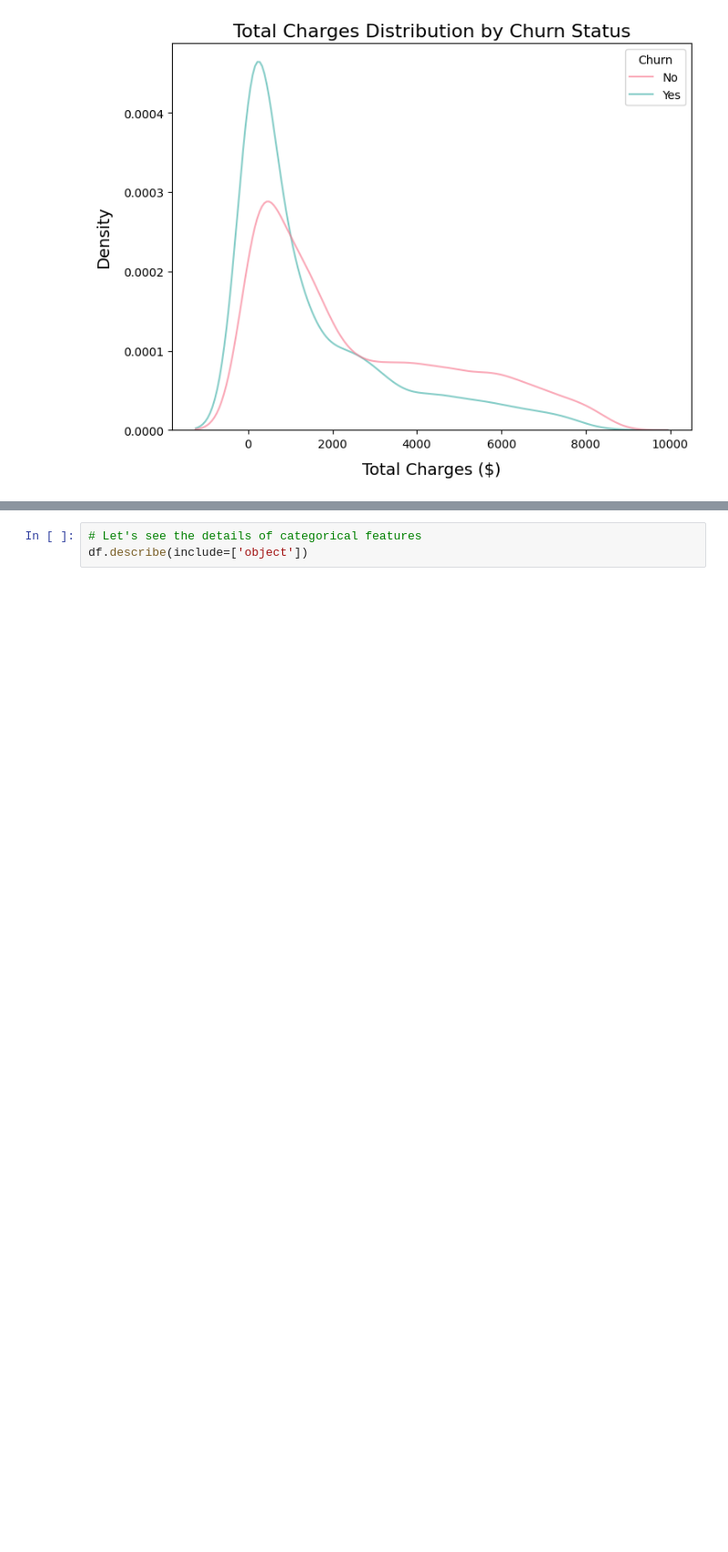
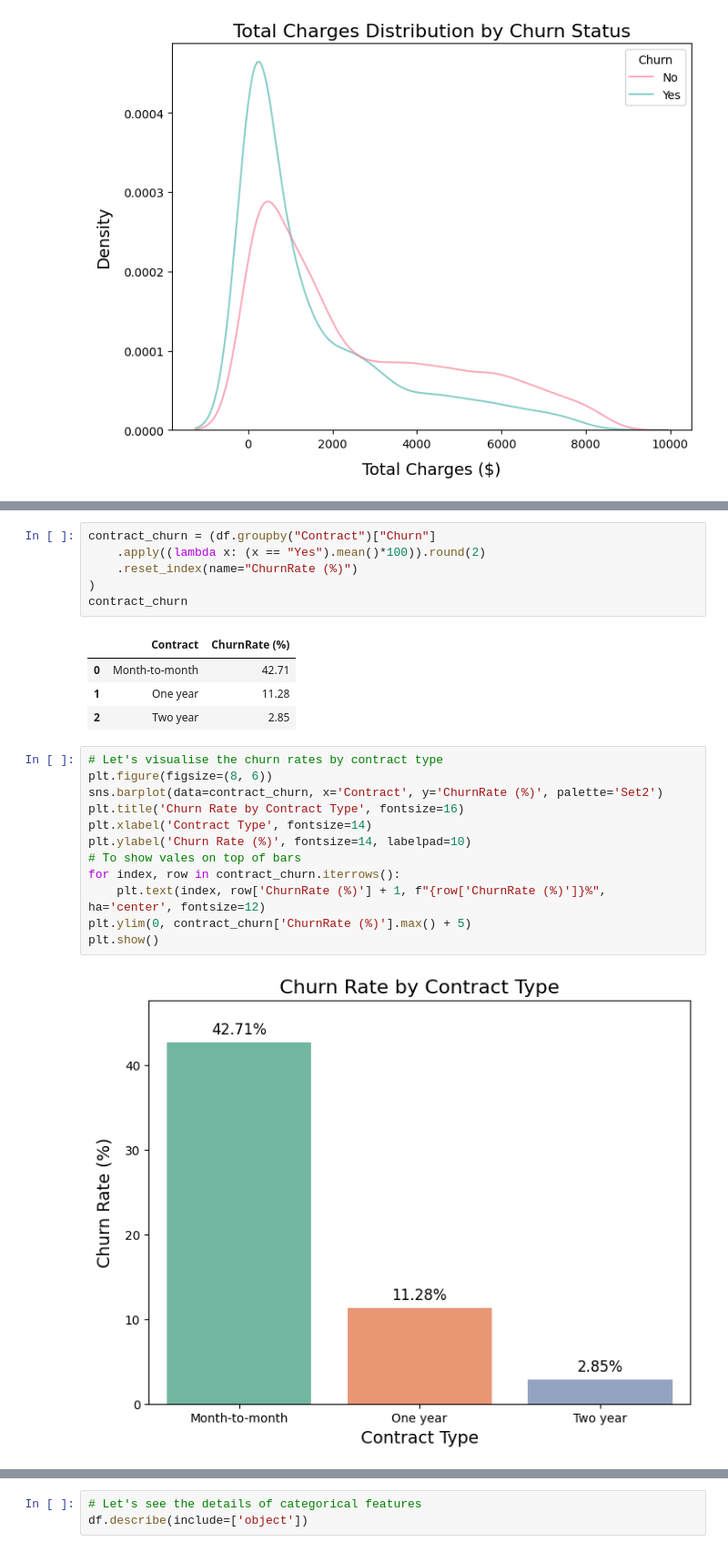
Before and after one commit to CoderCnc/ChurnPrediction, a Jupyter notebook: code.ipynb, the cells around one changed output, grey strips where cells are left out. Shown at 91% size. Cells and saved outputs as stored; diff of their text form; blank space fills up the shorter version.

```diff
--- a/code.ipynb
+++ b/code.ipynb
@@ -414,0 +455,25 @@ Conversely, customers with higher total charges, indicating longer tenure, are l
+# %%
+contract_churn = (df.groupby("Contract")["Churn"]
+    .apply((lambda x: (x == "Yes").mean()*100)).round(2)
+    .reset_index(name="ChurnRate (%)")
+)
+contract_churn
+# %% [output]
+|  | Contract | ChurnRate (%) |
+| 0 | Month-to-month | 42.71 |
+| 1 | One year | 11.28 |
+| 2 | Two year | 2.85 |
+# %%
+# Let's visualise the churn rates by contract type
+plt.figure(figsize=(8, 6))
+sns.barplot(data=contract_churn, x='Contract', y='ChurnRate (%)', palette='Set2')
+plt.title('Churn Rate by Contract Type', fontsize=16)
+plt.xlabel('Contract Type', fontsize=14)
+plt.ylabel('Churn Rate (%)', fontsize=14, labelpad=10)
+# To show vales on top of bars
+for index, row in contract_churn.iterrows():
+    plt.text(index, row['ChurnRate (%)'] + 1, f"{row['ChurnRate (%)']}%", ha='center', fontsize=12)
+plt.ylim(0, contract_churn['ChurnRate (%)'].max() + 5)
+plt.show()
+# %% [output]
+[figure, added]
```
Also changed, not shown: parts of 27 cells of this notebook.
